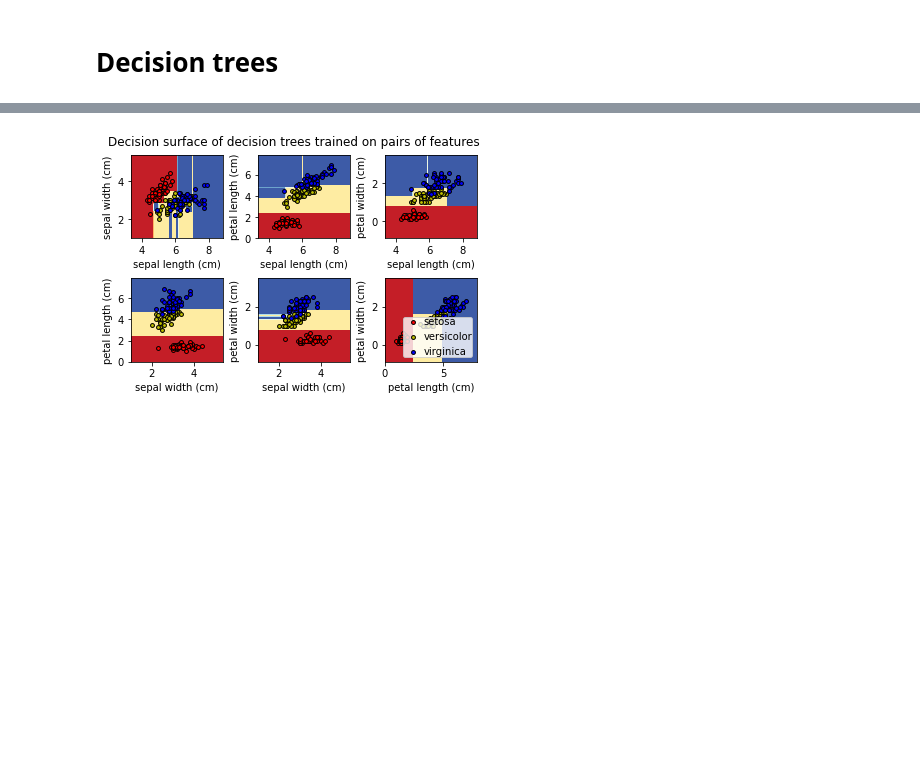
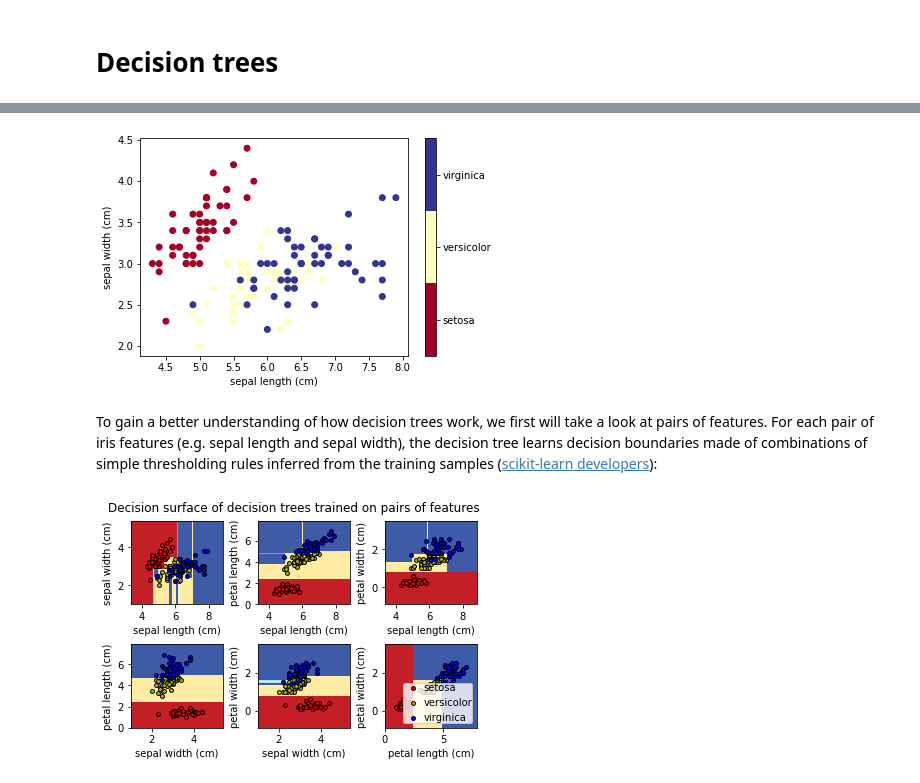
Before and after one commit to kirenz/ds-python, a Jupyter notebook: docs/trees.ipynb, the cells around one changed output, grey strips where cells are left out. Cells and saved outputs as stored; diff of their text form; code cells hidden in the pictures; blank space fills up the shorter version.

```diff
--- a/docs/trees.ipynb
+++ b/docs/trees.ipynb
@@ -38,2 +41,21 @@ To gain a better understanding of how decision trees work, we first will take a
+# %%
+# HIDE CODE
+x_index = 0
+y_index = 1
+
+# this formatter will label the colorbar with the correct target names
+formatter = plt.FuncFormatter(lambda i, *args: iris.target_names[int(i)])
+plt.scatter(iris.data[:, x_index], iris.data[:, y_index],
+            c=iris.target, cmap=plt.cm.get_cmap('RdYlBu', 3))
+
+plt.colorbar(ticks=[0, 1, 2], format=formatter)
+plt.clim(-0.5, 2.5)
+plt.xlabel(iris.feature_names[x_index])
+plt.ylabel(iris.feature_names[y_index]);
+# %% [output]
+[figure, added]
+# %% [markdown]
+
+To gain a better understanding of how decision trees work, we first will take a look at pairs of features. For each pair of iris features (e.g. sepal length and sepal width), the decision tree learns decision boundaries made of combinations of simple thresholding rules inferred from the training samples ([scikit-learn developers](https://scikit-learn.org/stable/auto_examples/tree/plot_iris_dtc.html#sphx-glr-auto-examples-tree-plot-iris-dtc-py)):
 # %%
 # HIDE CODE
```
Also changed, not shown: parts of 4 cells of this notebook, 2 other files.
